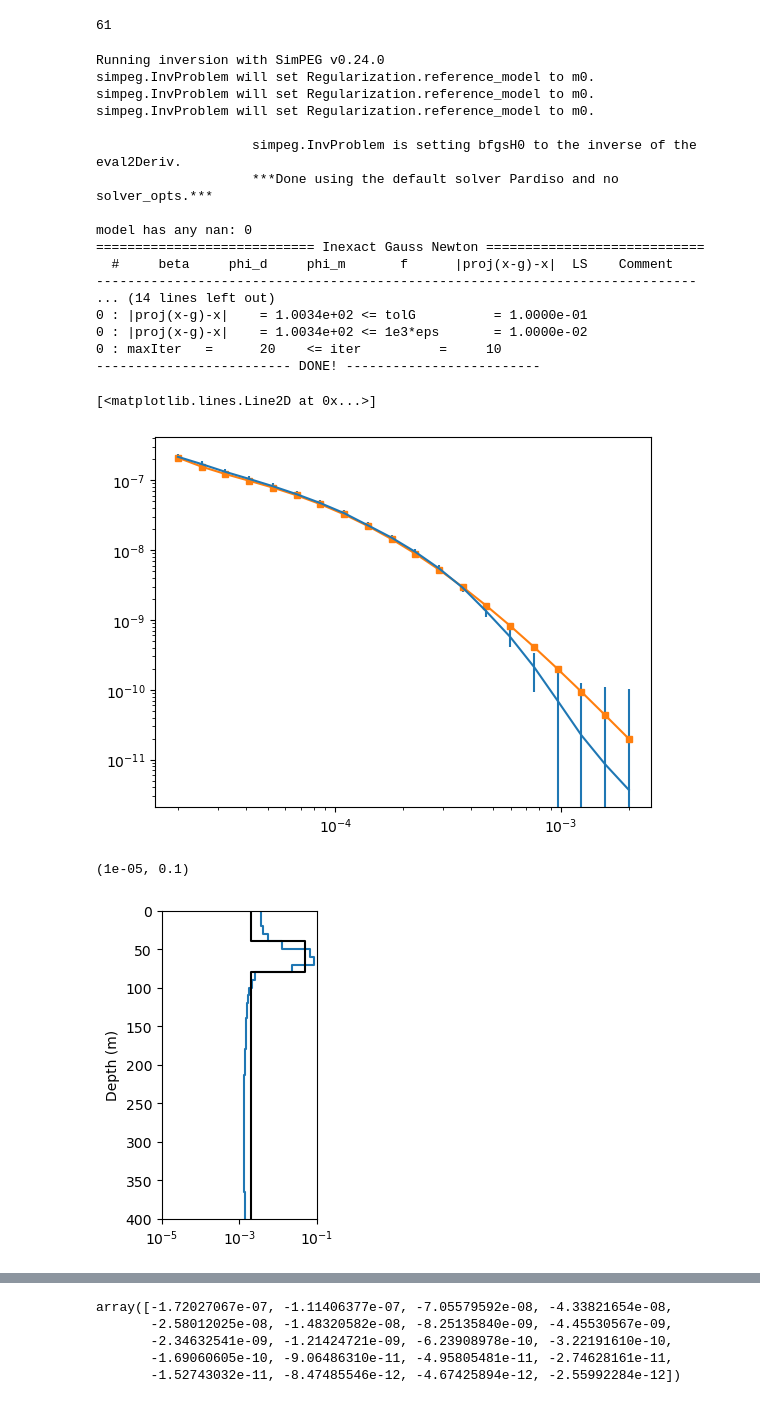
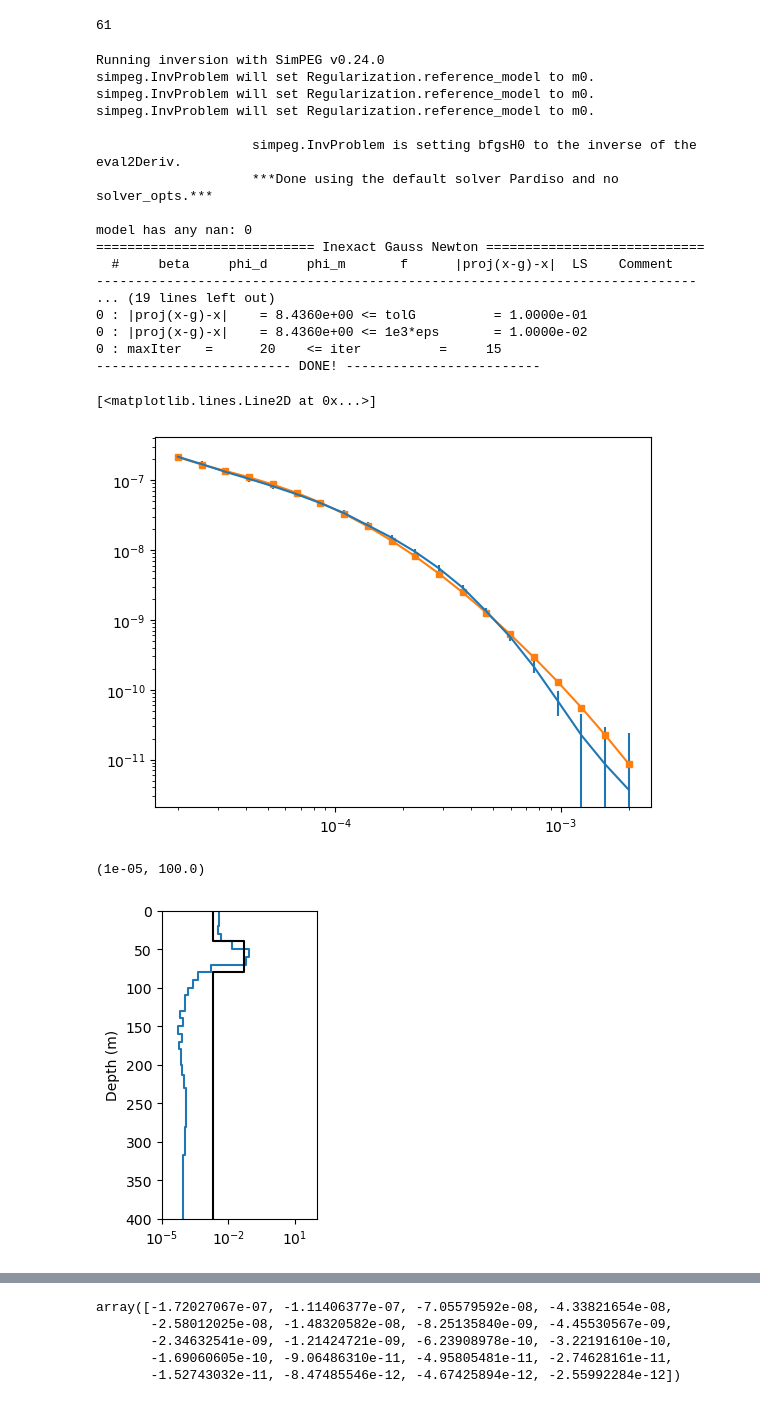
Before and after one commit to ubcgif/2025-heagy-etal-tle, a Jupyter notebook: notebooks/dipping-layer-0/synthetic-data-1D-inversions-fixed-beta.ipynb, the cells around one changed output, grey strips where cells are left out. Drawn from its saved outputs; the diff is of its cells as text; code cells hidden in the pictures.

```diff
--- a/notebooks/dipping-layer-0/synthetic-data-1D-inversions-fixed-beta.ipynb
+++ b/notebooks/dipping-layer-0/synthetic-data-1D-inversions-fixed-beta.ipynb
@@ -253,7 +253,7 @@ ax.legend()
 # %%
 cs = 10
 core_region = 200
-npad = 15
+npad = 12
 padding_factor = 1.3
 
 thicknesses1d = discretize.utils.unpack_widths(
@@ -271,15 +271,15 @@ def create_inversion(
     rx_times_invert=rx_times[:n_times_invert],
     rx_locs=rx_locs,
     relative_error=0.1,
-    noise_floor=1e-10,
-    alpha_s = 1e-1,
+    noise_floor=2e-11,
+    alpha_s = 1e-2,
     alpha_x = 1,
     rho_back = 500,
-    beta0 = 10,
+    beta0 = 200,
 ):
     cs = 10
     core_region = 200
-    npad = 15
+    npad = 12
     padding_factor = 1.3
 
     thicknesses1d = discretize.utils.unpack_widths(
@@ -344,7 +344,7 @@ def create_inversion(
     directives_list = [
         sensitivity_weights,
         update_jacobi,
-        starting_beta,
+        # starting_beta,
         cool_beta,
         save_iteration,
         target_misfit,
@@ -381,10 +381,10 @@ model has any nan: 0
 ============================ Inexact Gauss Newton ============================
   #     beta     phi_d     phi_m       f      |proj(x-g)-x|  LS    Comment
 -----------------------------------------------------------------------------
-... (14 lines left out)
-0 : |proj(x-g)-x|    = 1.0034e+02 <= tolG          = 1.0000e-01
-0 : |proj(x-g)-x|    = 1.0034e+02 <= 1e3*eps       = 1.0000e-02
-0 : maxIter   =      20    <= iter          =     10
+... (19 lines left out)
+0 : |proj(x-g)-x|    = 8.4360e+00 <= tolG          = 1.0000e-01
+0 : |proj(x-g)-x|    = 8.4360e+00 <= 1e3*eps       = 1.0000e-02
+0 : maxIter   =      20    <= iter          =     15
 ------------------------- DONE! -------------------------
 # %%
 iterations = len(inv.directiveList.dList[-2].outDict)
@@ -397,20 +397,20 @@ plt.errorbar(rx_times_invert, -inv.invProb.dmisfit[0][1].data.dobs, yerr=inv.inv
 plt.loglog(rx_times_invert, -inv.directiveList.dList[-2].outDict[iterations]["dpred"], "C1-s", ms=4)
 # %% [output]
 [<matplotlib.lines.Line2D at 0x...>]
-[figure, old version]
+[figure, new version]
 # %%
 fig, ax = plt.subplots(1, 1, figsize=(2, 4))
 plot_1d_layer_model(
     thicknesses1d, np.exp(mopt), ax=ax, color="C0", label="recovered"
 )
 plot_1d_layer_model(
     thicknesses_true, sigma_true, ax=ax, color="k", label="true"
 )
 ax.set_ylim([400, 0])
-ax.set_xlim([1e-5, 1e-1])
+ax.set_xlim([1e-5, 1e2])
 # %% [output]
-(1e-05, 0.1)
+(1e-05, 100.0)
-[figure, old version]
+[figure, new version]
 # %%
 
 ind = 0
```
Also changed, not shown: parts of 15 cells of this notebook, 10 other files.
